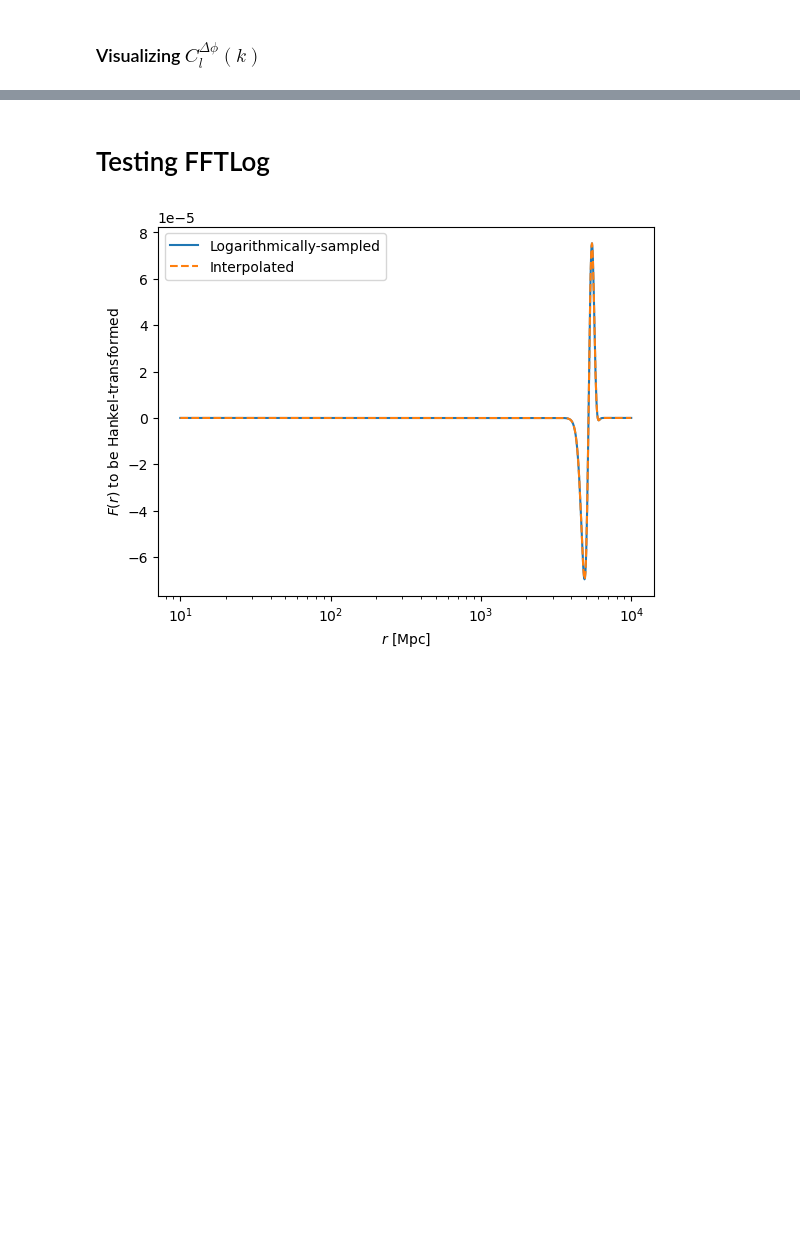
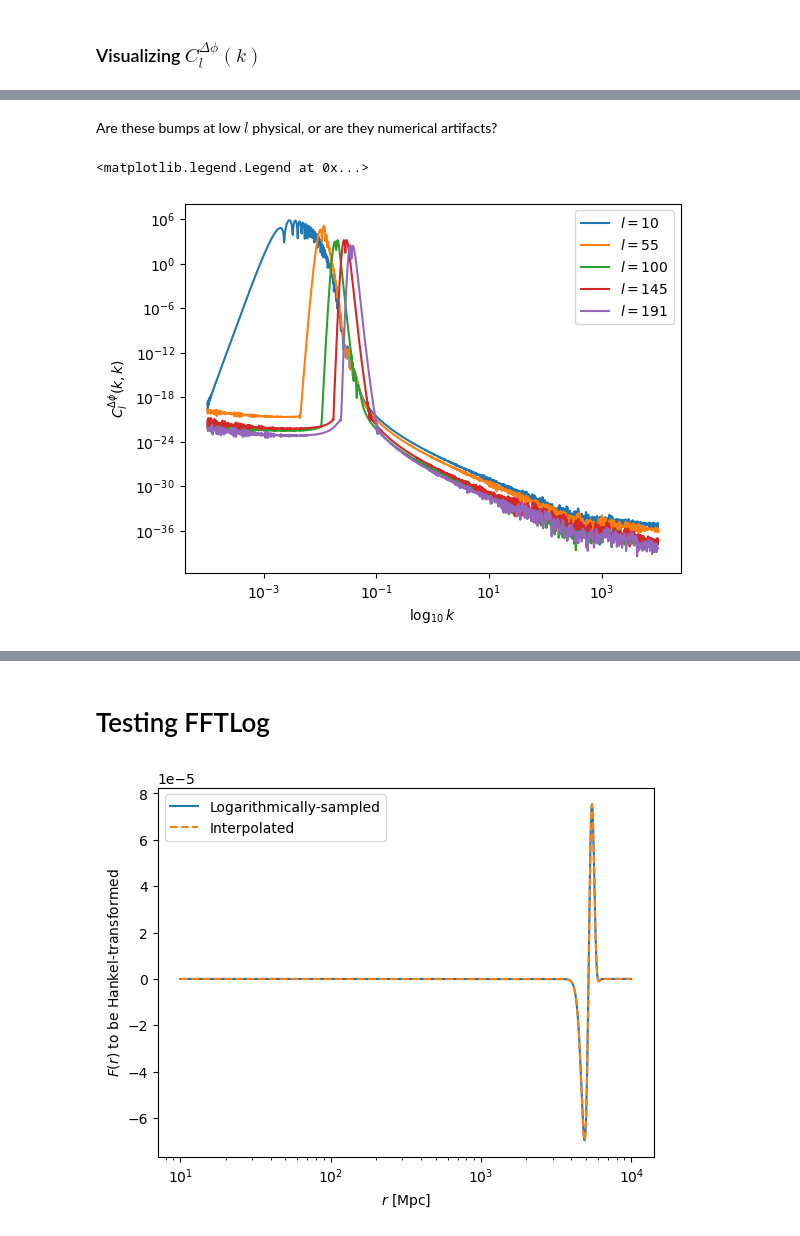
Before and after one commit to abaleato/CARDiAC, a Jupyter notebook: Get_DeltaPhi_PS.ipynb, the cells around one changed output, grey strips where cells are left out. Drawn from its saved outputs; the diff is of its cells as text; code cells hidden in the pictures; blank space fills up the shorter version.

```diff
--- a/Get_DeltaPhi_PS.ipynb
+++ b/Get_DeltaPhi_PS.ipynb
@@ -99 +99,12 @@ plt.legend()
+# %% [markdown]
+Are these bumps at low $l$ physical, or are they numerical artifacts?
+# %%
+for l_to_plot in np.linspace(10,lmax,5, dtype=int):
+    plt.loglog(k_array, np.diagonal(Cl_deltap_of_k1_k2, axis1=1, axis2=2)[l_to_plot,:], label=r'$l={}$'.format(l_to_plot))
+plt.xlabel(r'$\mathrm{log}_{10}\,k$')
+plt.ylabel(r'$C_l^{\Delta \phi}(k, k)$')
+plt.legend()
+# %% [output]
+<matplotlib.legend.Legend at 0x...>
+[figure, added]
 # %% [markdown]
```
Also changed, not shown: parts of 11 cells of this notebook.
